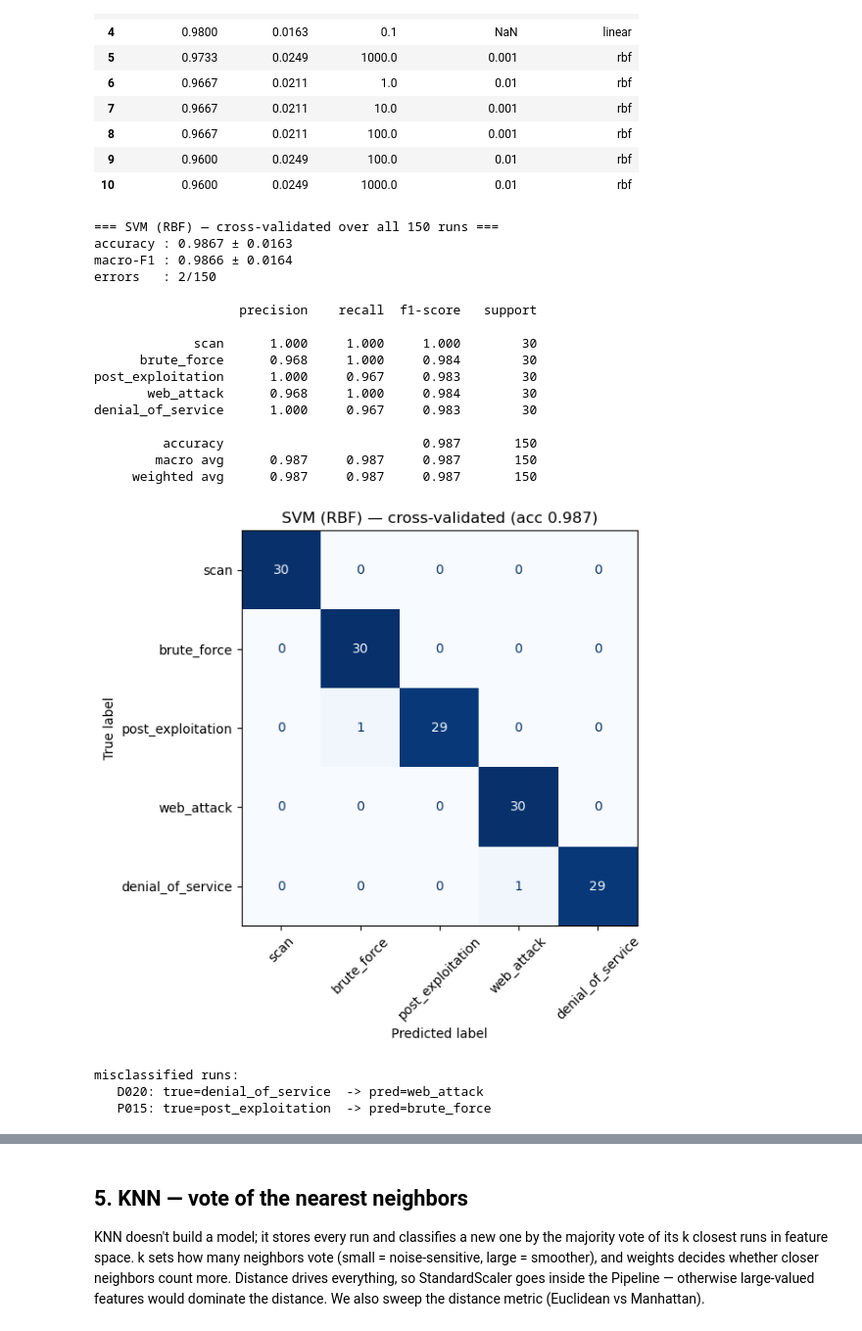
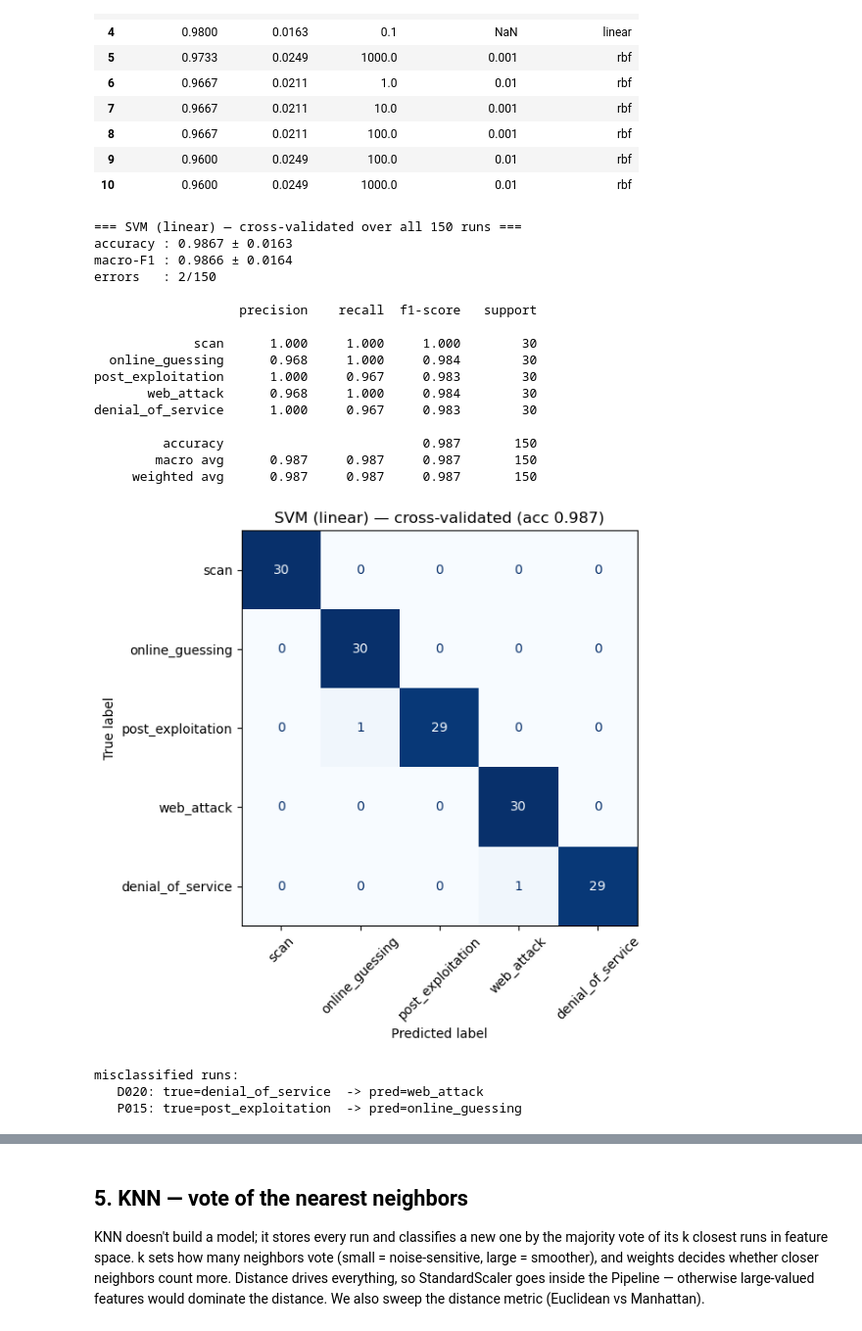
Before and after one commit to hsen1221/honeypot-attack-classification, a Jupyter notebook: 05-notebooks/03-classifiers-comparison.ipynb, the cells around one changed output, grey strips where cells are left out. Shown at 98% size. Cells and saved outputs as stored; diff of their text form; code cells hidden in the pictures.

Commit message:
Rename brute_force -> online_guessing across code, data, notebooks, and models; add README, requirements.txt, deployed .pkl models, and Kibana dashboard PDF

```diff
--- a/05-notebooks/03-classifiers-comparison.ipynb
+++ b/05-notebooks/03-classifiers-comparison.ipynb
@@ -25,7 +25,7 @@ FEATURES_DIR = r"C:\tpot-project\04-features"
 BEHAV_PATH   = FEATURES_DIR + r"\dataset_behavioral.csv"
 MODELS_DIR   = r"C:\tpot-project\06-models"
 ID_COL, LABEL_COL = "run_id", "label"
-CLASS_ORDER  = ["scan", "brute_force", "post_exploitation", "web_attack", "denial_of_service"]
+CLASS_ORDER  = ["scan", "online_guessing", "post_exploitation", "web_attack", "denial_of_service"]
 RANDOM_STATE = 42
 
 # --- load + build X, y (SAME drop-by-name logic as Notebook 2 -> 32 features) ---
@@ -261,26 +261,28 @@ best params     : {'svc__C': 1, 'svc__kernel': 'linear'}
 | 9 | 0.9600 | 0.0249 | 100.0 | 0.01 | rbf |
 | 10 | 0.9600 | 0.0249 | 1000.0 | 0.01 | rbf |
 # %%
-pred_svm = full_evaluate("SVM (RBF)", grid_svm.best_estimator_, scaled=True)
+best_kernel = grid_svm.best_params_["svc__kernel"]   # -> "linear"
+svm_name = f"SVM ({best_kernel})"                     # -> "SVM (linear)"
+pred_svm = full_evaluate(svm_name, grid_svm.best_estimator_, scaled=True)
 # %% [output]
-=== SVM (RBF) — cross-validated over all 150 runs ===
+=== SVM (linear) — cross-validated over all 150 runs ===
 accuracy : 0.9867 ± 0.0163
 macro-F1 : 0.9866 ± 0.0164
 errors   : 2/150
 
                    precision    recall  f1-score   support
 
              scan      1.000     1.000     1.000        30
-      brute_force      0.968     1.000     0.984        30
+  online_guessing      0.968     1.000     0.984        30
 post_exploitation      1.000     0.967     0.983        30
        web_attack      0.968     1.000     0.984        30
 denial_of_service      1.000     0.967     0.983        30
 
          accuracy                          0.987       150
         macro avg      0.987     0.987     0.987       150
      weighted avg      0.987     0.987     0.987       150
-[figure, old version]
+[figure, new version]
 misclassified runs:
    D020: true=denial_of_service  -> pred=web_attack
-   P015: true=post_exploitation  -> pred=brute_force
+   P015: true=post_exploitation  -> pred=online_guessing
 # %%
```
Also changed, not shown: parts of 9 cells of this notebook, 20 other files.
